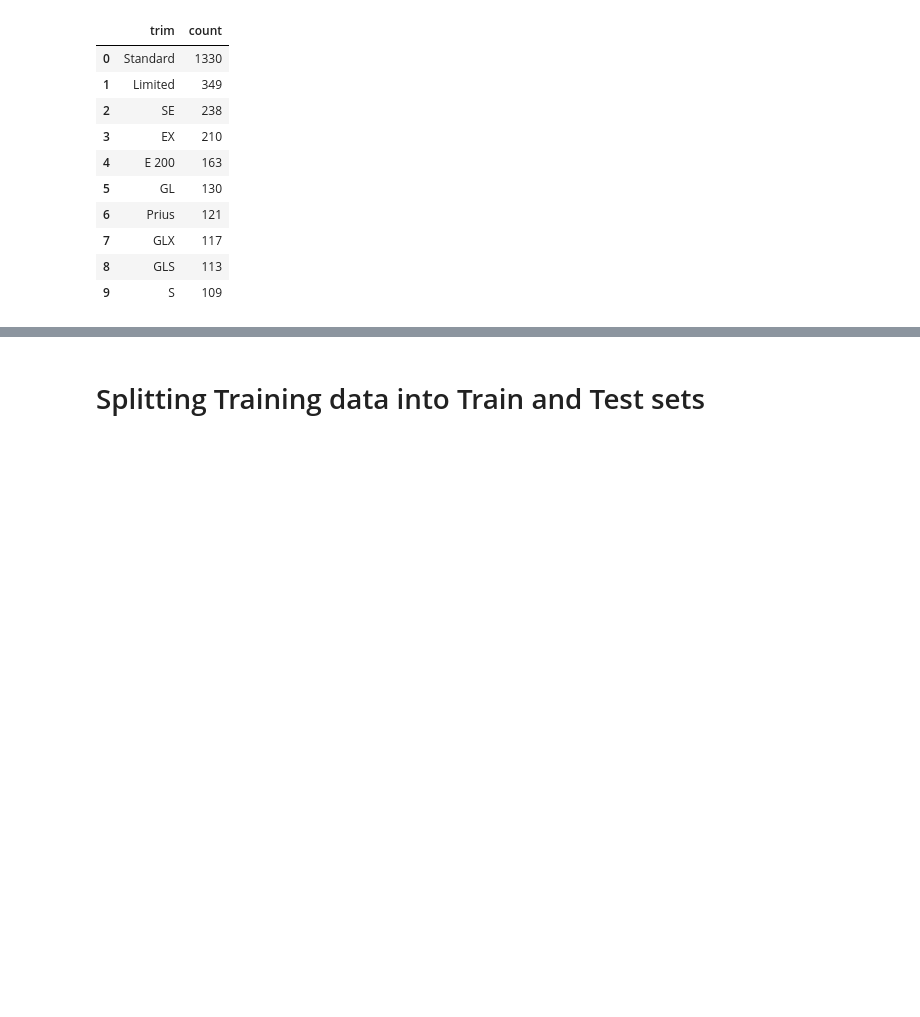
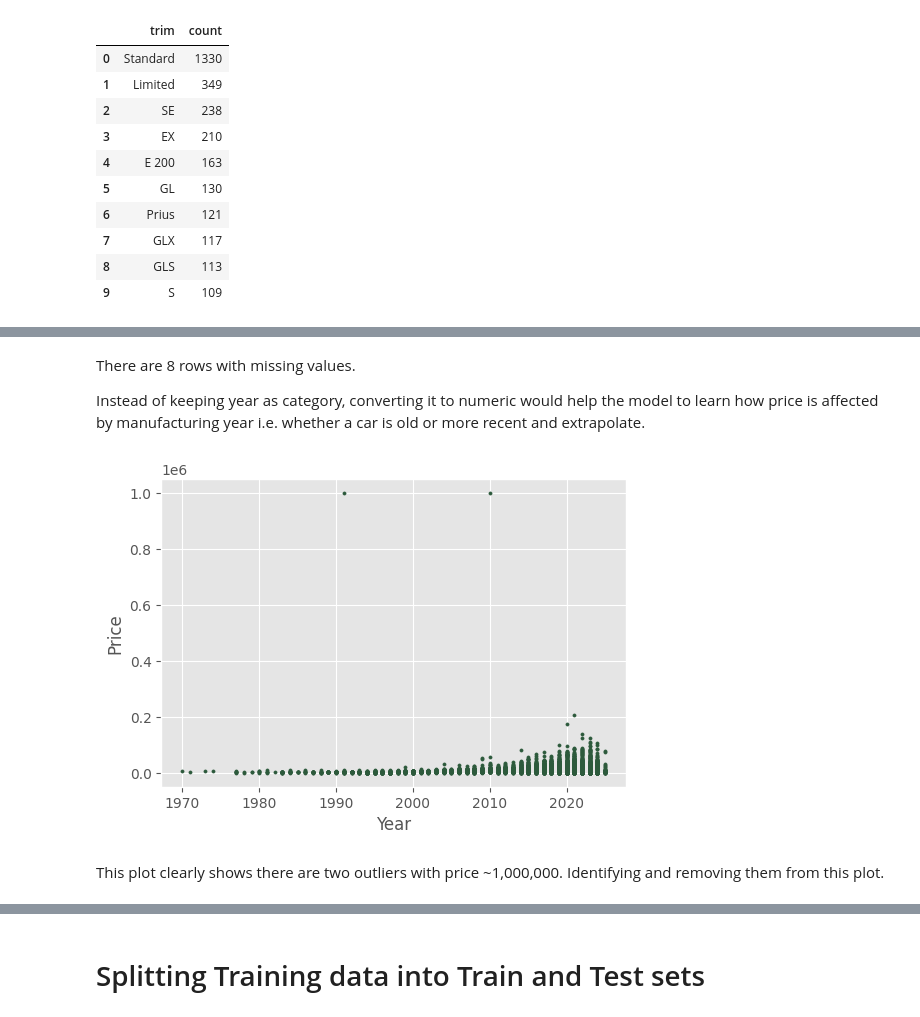
Before and after one commit to abhaykukade/Car-Price-Prediction, a Jupyter notebook: main.ipynb, the cells around one changed output, grey strips where cells are left out. Cells and saved outputs as stored; diff of their text form; code cells hidden in the pictures; blank space fills up the shorter version.

```diff
--- a/main.ipynb
+++ b/main.ipynb
@@ -309,0 +336,2 @@ train_csv['trim'].value_counts().reset_index()[:10]
+# %%
+train_csv['year'] = pd.to_numeric(train_csv['year'], errors='coerce')
@@ -309,0 +349,15 @@ train_csv['trim'].value_counts().reset_index()[:10]
+# %% [markdown]
+There are 8 rows with missing values.
+
+Instead of keeping year as category, converting it to numeric would help the model to learn how price is affected by manufacturing year i.e. whether a car is old or more recent and extrapolate.
+# %%
+fig = plt.figure(figsize=(6,4))
+plt.scatter(train_csv['year'], train_csv['price'], c='#2D5A3CFF', s=5)
+plt.xlabel('Year')
+plt.ylabel('Price')
+plt.style.use('ggplot')
+# %% [output]
+[figure, added]
+# %% [markdown]
+This plot clearly shows there are two outliers with price ~1,000,000.
+Identifying and removing them from this plot.
```
Also changed, not shown: parts of 72 cells of this notebook.
